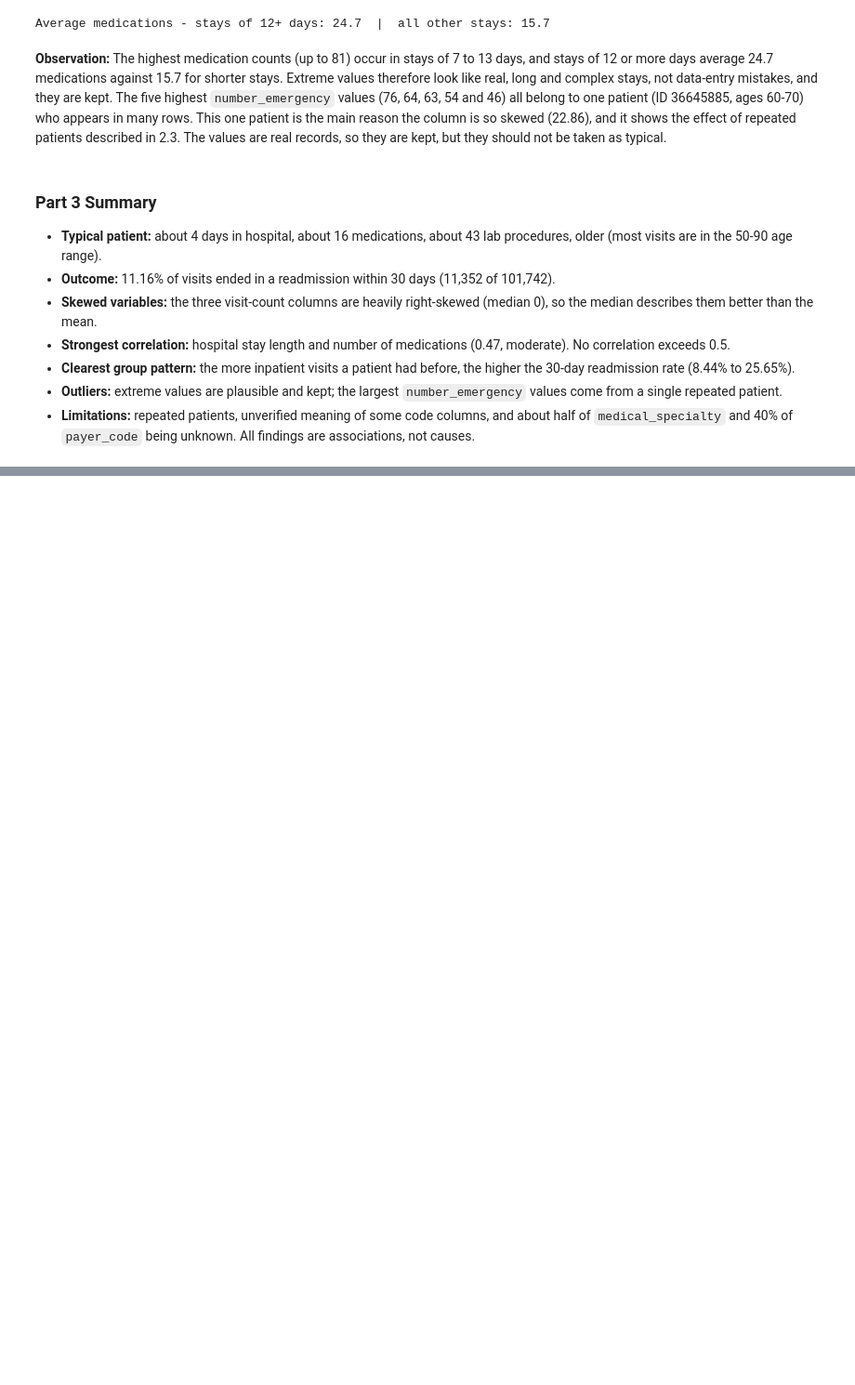
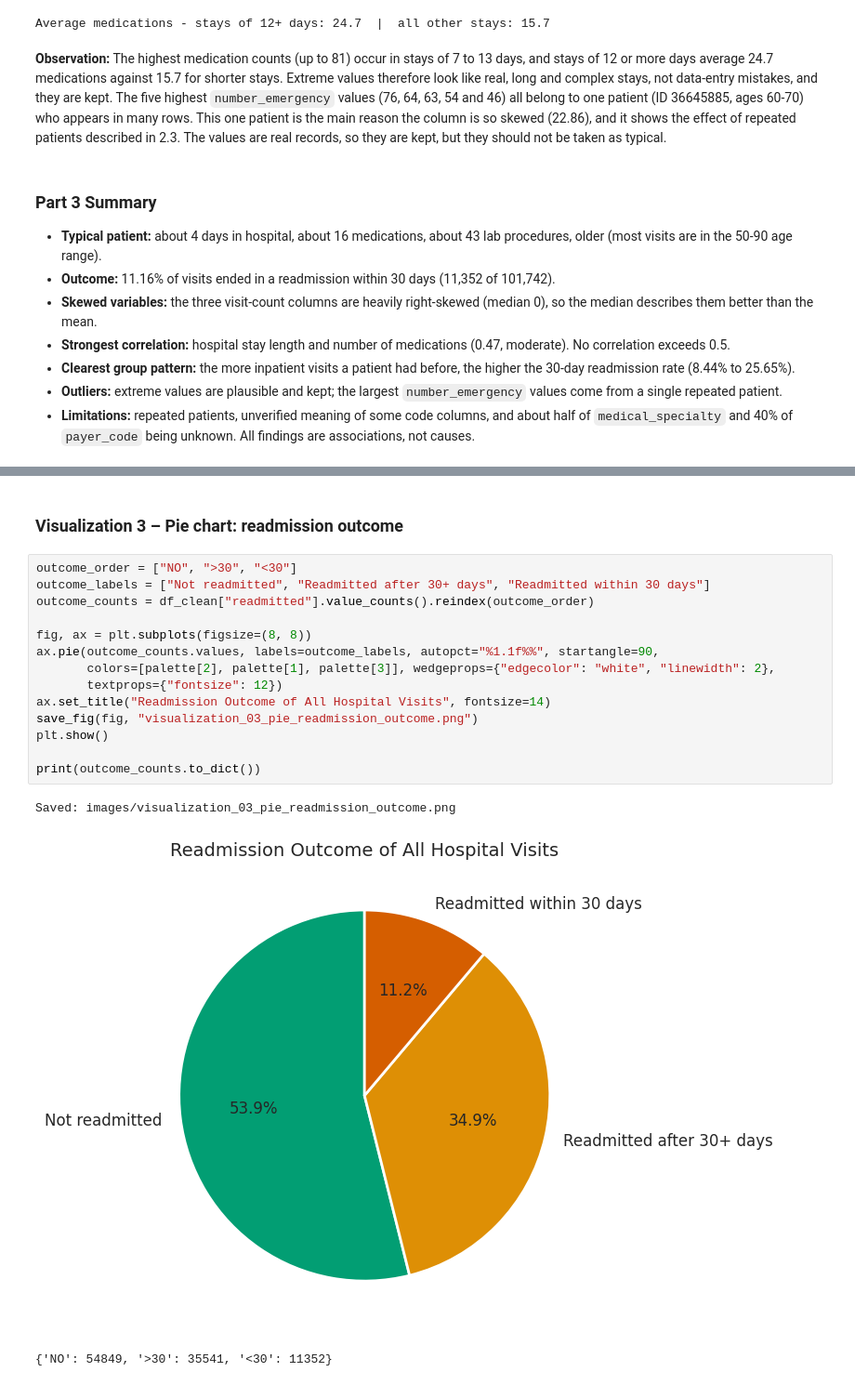
Before and after one commit to Al7bh/Devixo-Internship, a Jupyter notebook: Task_01_AI_ML/notebook/Task_01_Data_Analysis.ipynb, the cells around one changed output, grey strips where cells are left out. Shown at 93% size. Saved outputs shown, nothing was run; the diff lists cells and outputs as text; blank space fills up the shorter version.

```diff
--- a/Task_01_AI_ML/notebook/Task_01_Data_Analysis.ipynb
+++ b/Task_01_AI_ML/notebook/Task_01_Data_Analysis.ipynb
@@ -1040,0 +1148,20 @@ Average medications - stays of 12+ days: 24.7  |  all other stays: 15.7
+# %% [markdown]
+### Visualization 3 – Pie chart: readmission outcome
+# %%
+outcome_order = ["NO", ">30", "<30"]
+outcome_labels = ["Not readmitted", "Readmitted after 30+ days", "Readmitted within 30 days"]
+outcome_counts = df_clean["readmitted"].value_counts().reindex(outcome_order)
+
+fig, ax = plt.subplots(figsize=(8, 8))
+ax.pie(outcome_counts.values, labels=outcome_labels, autopct="%1.1f%%", startangle=90,
+       colors=[palette[2], palette[1], palette[3]], wedgeprops={"edgecolor": "white", "linewidth": 2},
+       textprops={"fontsize": 12})
+ax.set_title("Readmission Outcome of All Hospital Visits", fontsize=14)
+save_fig(fig, "visualization_03_pie_readmission_outcome.png")
+plt.show()
+
+print(outcome_counts.to_dict())
+# %% [output]
+Saved: images/visualization_03_pie_readmission_outcome.png
+[figure, added]
+{'NO': 54849, '>30': 35541, '<30': 11352}
```
Also changed, not shown: parts of 37 cells of this notebook, 13 other files.
